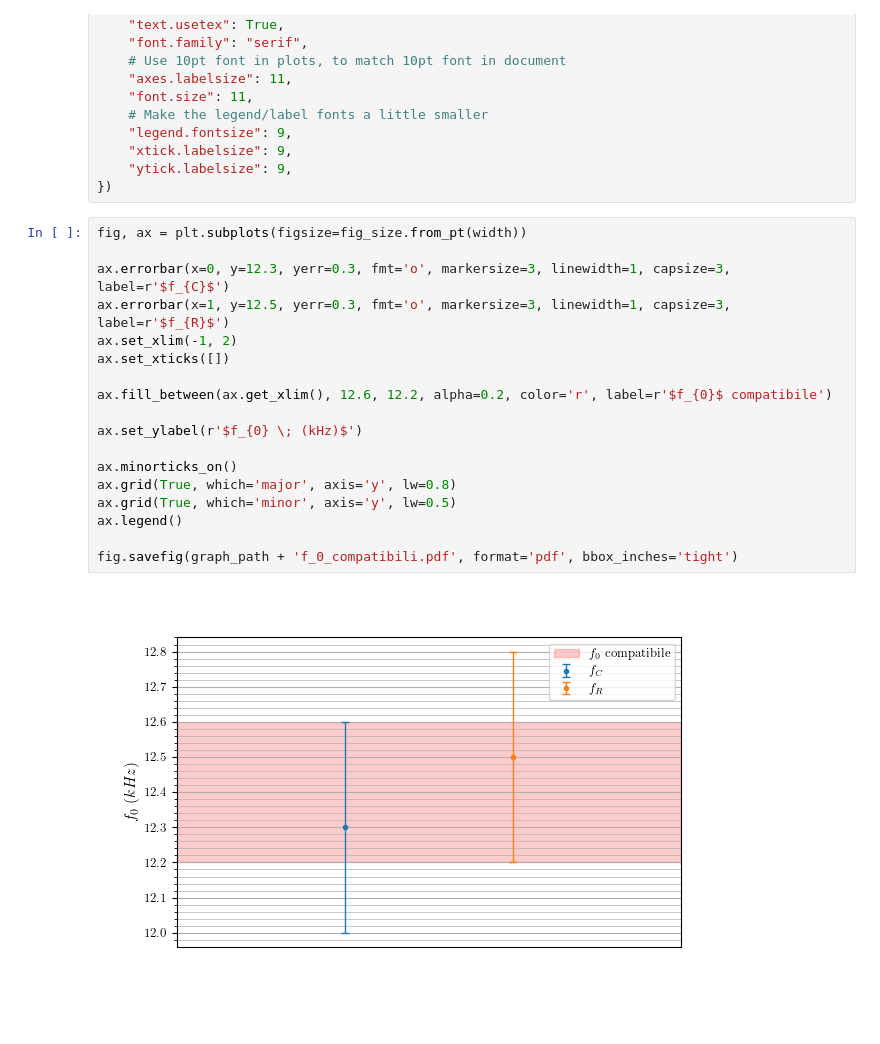
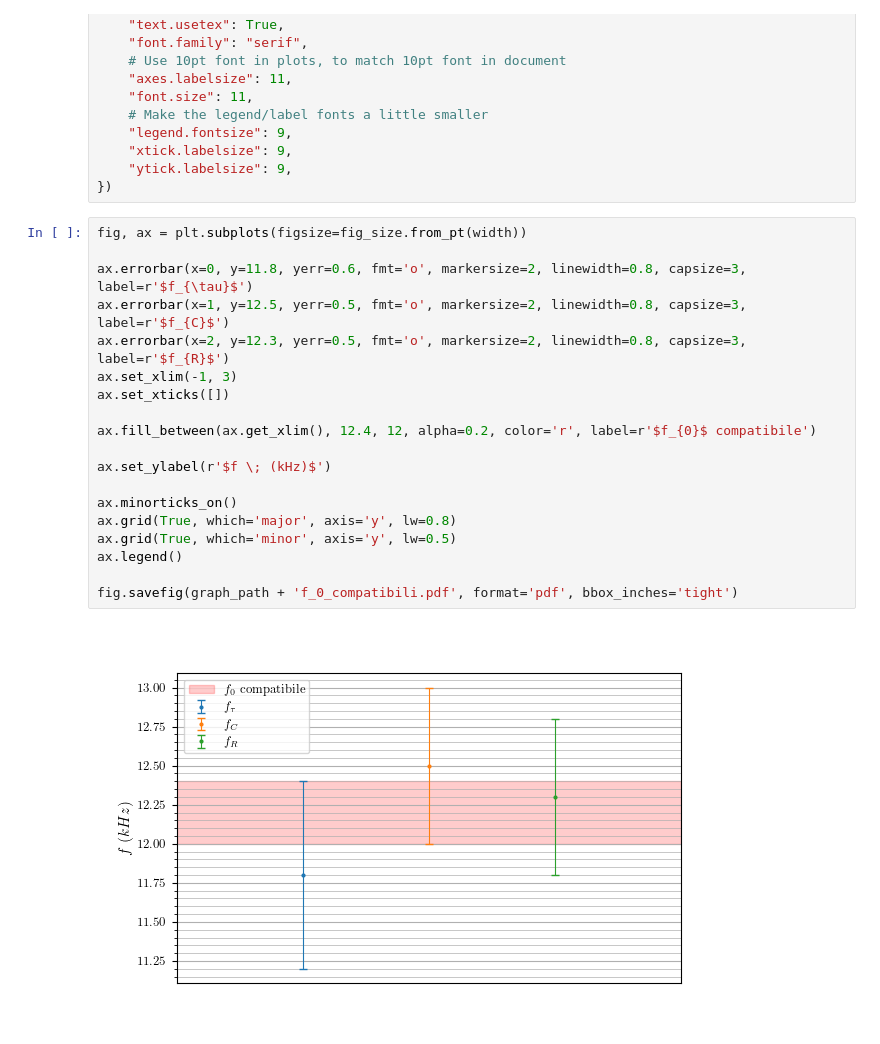
Before and after one commit to Nemoos-0/Lab2-E3, a Jupyter notebook: code/conclusioni.ipynb, the cells around one changed output. Drawn from its saved outputs; the diff is of its cells as text.

```diff
--- a/code/conclusioni.ipynb
+++ b/code/conclusioni.ipynb
@@ -27,20 +27,21 @@ mpl.rcParams.update({
 # %%
 fig, ax = plt.subplots(figsize=fig_size.from_pt(width))
 
-ax.errorbar(x=0, y=12.3, yerr=0.3, fmt='o', markersize=3, linewidth=1, capsize=3, label=r'$f_{C}$')
-ax.errorbar(x=1, y=12.5, yerr=0.3, fmt='o', markersize=3, linewidth=1, capsize=3, label=r'$f_{R}$')
-ax.set_xlim(-1, 2)
+ax.errorbar(x=0, y=11.8, yerr=0.6, fmt='o', markersize=2, linewidth=0.8, capsize=3, label=r'$f_{\tau}$')
+ax.errorbar(x=1, y=12.5, yerr=0.5, fmt='o', markersize=2, linewidth=0.8, capsize=3, label=r'$f_{C}$')
+ax.errorbar(x=2, y=12.3, yerr=0.5, fmt='o', markersize=2, linewidth=0.8, capsize=3, label=r'$f_{R}$')
+ax.set_xlim(-1, 3)
 ax.set_xticks([])
 
-ax.fill_between(ax.get_xlim(), 12.6, 12.2, alpha=0.2, color='r', label=r'$f_{0}$ compatibile')
+ax.fill_between(ax.get_xlim(), 12.4, 12, alpha=0.2, color='r', label=r'$f_{0}$ compatibile')
 
-ax.set_ylabel(r'$f_{0} \; (kHz)$')
+ax.set_ylabel(r'$f \; (kHz)$')
 
 ax.minorticks_on()
 ax.grid(True, which='major', axis='y', lw=0.8)
 ax.grid(True, which='minor', axis='y', lw=0.5)
 ax.legend()
 
 fig.savefig(graph_path + 'f_0_compatibili.pdf', format='pdf', bbox_inches='tight')
 # %% [output]
-[figure, old version]
+[figure, new version]
```
Also changed, not shown: parts of 1 cell of this notebook, 30 other files.
